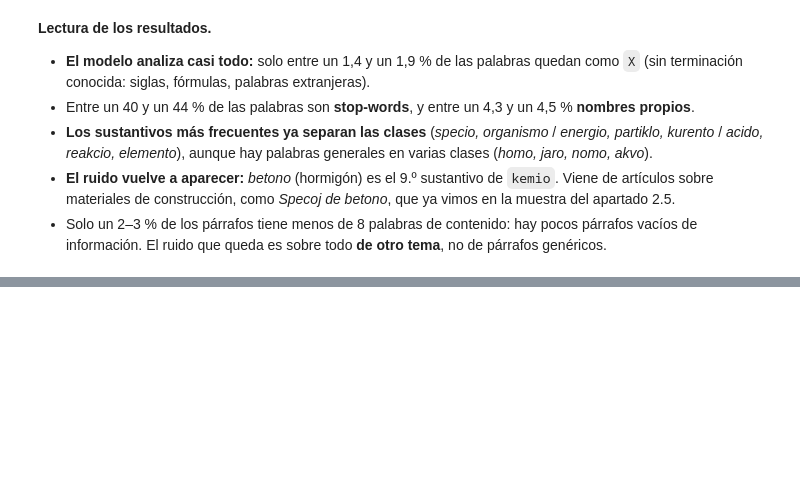
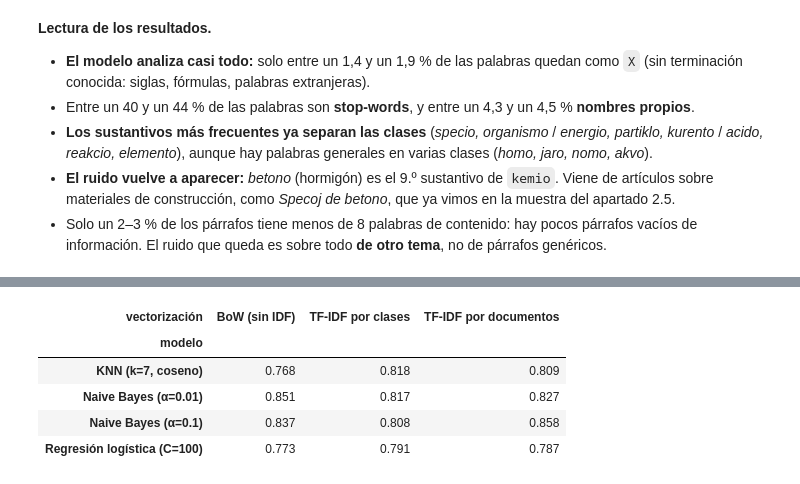
Before and after one commit to mers2727/mineria-textos-esperanto, a Jupyter notebook: Practica_Esperanto.ipynb, the cells around one changed output, grey strips where cells are left out. Saved outputs shown, nothing was run; the diff lists cells and outputs as text; code cells hidden in the pictures; blank space fills up the shorter version.

```diff
--- a/Practica_Esperanto.ipynb
+++ b/Practica_Esperanto.ipynb
@@ -948,0 +1065,71 @@ Sustantivos más frecuentes por clase:
+# %%
+# ===== 4.2 Partición por artículo y entrenamiento =====
+from sklearn.naive_bayes import MultinomialNB
+from sklearn.linear_model import LogisticRegression
+from sklearn.neighbors import KNeighborsClassifier
+from sklearn.metrics import accuracy_score, f1_score
+
+PROPORCION_TEST = 0.2
+
+
+def particion_por_articulo(df, proporcion, semilla):
+    """Separa el `proporcion` de los artículos de cada clase (con todos sus párrafos)."""
+    rng = random.Random(semilla)
+    articulos_test = set()
+    for clase, grupo in df.groupby("class"):
+        articulos = sorted(grupo["article"].unique())          # sorted: mismo orden siempre
+        rng.shuffle(articulos)
+        articulos_test.update(articulos[:round(proporcion * len(articulos))])
+    es_test = df["article"].isin(articulos_test)
+    return df[~es_test], df[es_test]
+
+
+def preparar(df_entreno, df_otro, tipo_idf):
+    """Vector de palabras e IDF aprendidos SOLO con df_entreno; vectoriza las dos partes."""
+    vocabulario = elegir_vocabulario(df_entreno["terminos"])
+    idf = calcular_idf(list(df_entreno["terminos"]), list(df_entreno["class"]), vocabulario, tipo_idf)
+    return (vocabulario, idf, vectorizar(df_entreno["terminos"], vocabulario, idf),
+            vectorizar(df_otro["terminos"], vocabulario, idf))
+
+
+# 1. Train / test por artículo
+entrenamiento, test = particion_por_articulo(df_final, PROPORCION_TEST, SEMILLA)
+assert set(entrenamiento["article"]).isdisjoint(test["article"]), "hay artículos en train y en test"
+print(f"Train: {len(entrenamiento)} párrafos de {entrenamiento['article'].nunique()} artículos")
+print(f"Test:  {len(test)} párrafos de {test['article'].nunique()} artículos -> {test['class'].value_counts().to_dict()}\n")
+
+# 2. Selección de vectorización y modelo en validación (dentro de train)
+train_sub, validacion = particion_por_articulo(entrenamiento, PROPORCION_TEST, SEMILLA)
+TIPOS_IDF = {"BoW (sin IDF)": None, "TF-IDF por clases": "clases", "TF-IDF por documentos": "documentos"}
+MODELOS = {
+    "Naive Bayes (α=0.01)": lambda: MultinomialNB(alpha=0.01),
+    "Naive Bayes (α=0.1)": lambda: MultinomialNB(alpha=0.1),
+    "Regresión logística (C=100)": lambda: LogisticRegression(C=100, max_iter=2000),
+    "KNN (k=7, coseno)": lambda: KNeighborsClassifier(n_neighbors=7, metric="cosine"),
+}
+
+inicio = time.time()
+resultados = []
+for nombre_idf, tipo in TIPOS_IDF.items():
+    vocabulario, idf, X_tr, X_val = preparar(train_sub, validacion, tipo)
+    for nombre_modelo, crear in MODELOS.items():
+        prediccion = crear().fit(X_tr, train_sub["class"]).predict(X_val)
+        resultados.append({"vectorización": nombre_idf, "modelo": nombre_modelo,
+                           "F1 macro": f1_score(validacion["class"], prediccion, average="macro"),
+                           "accuracy": accuracy_score(validacion["class"], prediccion)})
+    if tipo == "clases":
+        ceros = np.mean([v == 0 for v in idf.values()])
+print(f"Validación: {len(validacion)} párrafos. F1 macro de cada combinación:")
+tabla_validacion = pd.DataFrame(resultados)
+display(tabla_validacion.pivot(index="modelo", columns="vectorización", values="F1 macro").round(3))
+print(f"Con el IDF por clases, el {ceros:.0%} del vector de palabras tiene IDF = 0 (aparece en las 3 clases).")
+
+mejor = tabla_validacion.loc[tabla_validacion["F1 macro"].idxmax()]
+print(f"\nElegido: {mejor['modelo']} con {mejor['vectorización']} (F1 macro en validación = {mejor['F1 macro']:.3f})")
+
+# 3. Reentrenamos el elegido con TODO train
+vocab_final, idf_final, X_entrenamiento, X_test = preparar(entrenamiento, test, TIPOS_IDF[mejor["vectorización"]])
+modelo_final = MODELOS[mejor["modelo"]]().fit(X_entrenamiento, entrenamiento["class"])
+print(f"Modelo final entrenado con {X_entrenamiento.shape[0]} párrafos y {X_entrenamiento.shape[1]} palabras. "
+      f"Tiempo total: {time.time() - inicio:.0f} s")
+# %% [output]
@@ -948,0 +1140,6 @@ Sustantivos más frecuentes por clase:
+| vectorización | BoW (sin IDF) | TF-IDF por clases | TF-IDF por documentos |
+| modelo |  |  |  |
+| KNN (k=7, coseno) | 0.768 | 0.818 | 0.809 |
+| Naive Bayes (α=0.01) | 0.851 | 0.817 | 0.827 |
+| Naive Bayes (α=0.1) | 0.837 | 0.808 | 0.858 |
+| Regresión logística (C=100) | 0.773 | 0.791 | 0.787 |
```
Also changed, not shown: parts of 20 cells of this notebook.
